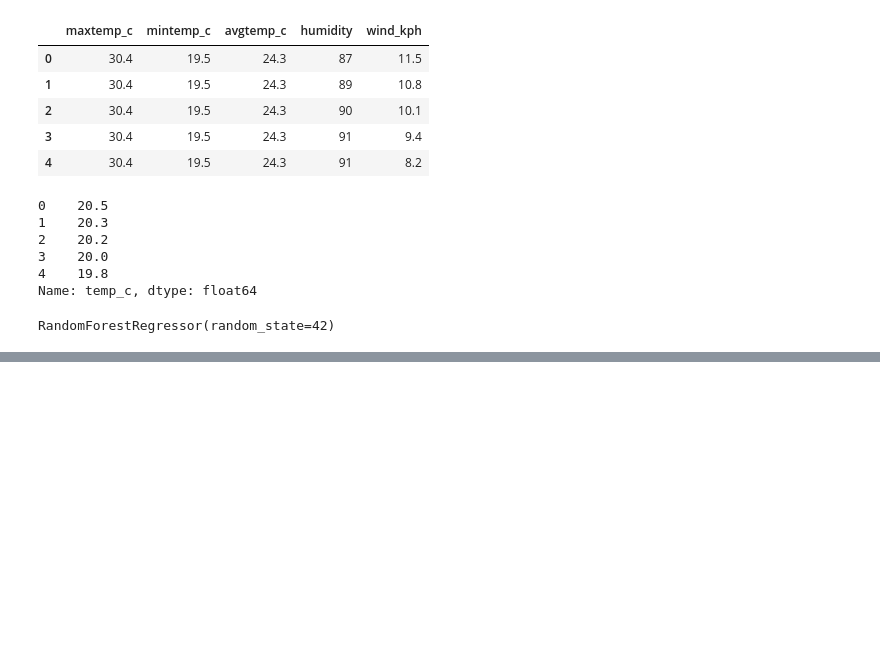
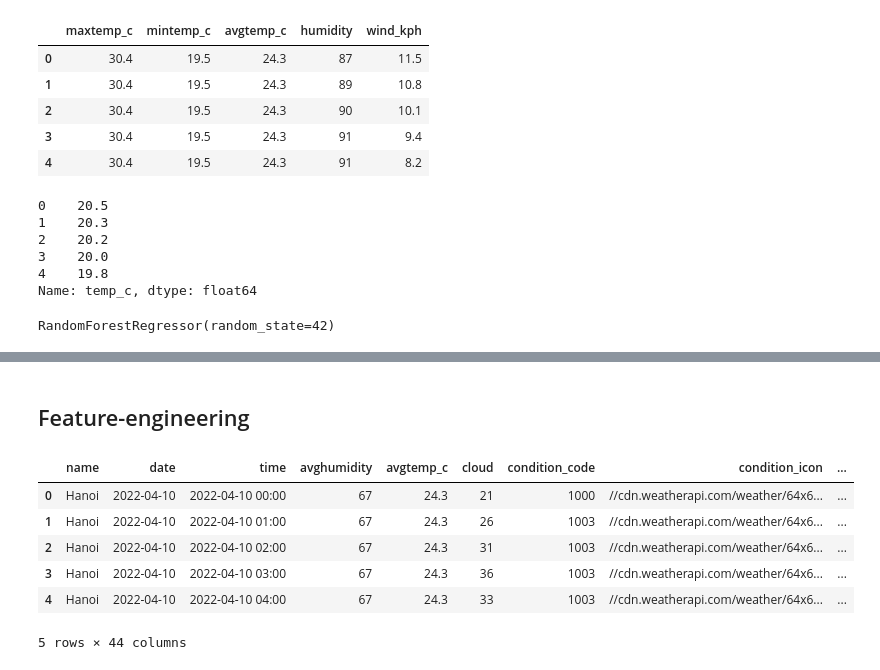
Before and after one commit to dkon911/weather_streamming, a Jupyter notebook: notebook/ML_demo.ipynb, the cells around one changed output, grey strips where cells are left out. Cells and saved outputs as stored; diff of their text form; code cells hidden in the pictures; blank space fills up the shorter version.

```diff
--- a/notebook/ML_demo.ipynb
+++ b/notebook/ML_demo.ipynb
@@ -111,0 +121,8 @@ rf_model = RandomForestRegressor(random_state=42)
+# %% [markdown]
+## Feature-engineering
+# %%
+data = df.copy()
+# %%
+data['hour'] = pd.to_datetime(data['time']).dt.hour
+data['day_of_week'] = pd.to_datetime(data['date']).dt.dayofweek
+data['month'] = pd.to_datetime(data['date']).dt.month
@@ -111,0 +141,10 @@ rf_model = RandomForestRegressor(random_state=42)
+# %%
+data.head(5)
+# %% [output]
+|  | name | date | time | avghumidity | avgtemp_c | cloud | condition_code | condition_icon | ... |
+| 0 | Hanoi | 2022-04-10 | 2022-04-10 00:00 | 67 | 24.3 | 21 | 1000 | //cdn.weatherapi.com/weather/64x6... | ... |
+| 1 | Hanoi | 2022-04-10 | 2022-04-10 01:00 | 67 | 24.3 | 26 | 1003 | //cdn.weatherapi.com/weather/64x6... | ... |
+| 2 | Hanoi | 2022-04-10 | 2022-04-10 02:00 | 67 | 24.3 | 31 | 1003 | //cdn.weatherapi.com/weather/64x6... | ... |
+| 3 | Hanoi | 2022-04-10 | 2022-04-10 03:00 | 67 | 24.3 | 36 | 1003 | //cdn.weatherapi.com/weather/64x6... | ... |
+| 4 | Hanoi | 2022-04-10 | 2022-04-10 04:00 | 67 | 24.3 | 33 | 1003 | //cdn.weatherapi.com/weather/64x6... | ... |
+5 rows × 44 columns
```
Also changed, not shown: parts of 20 cells of this notebook.
